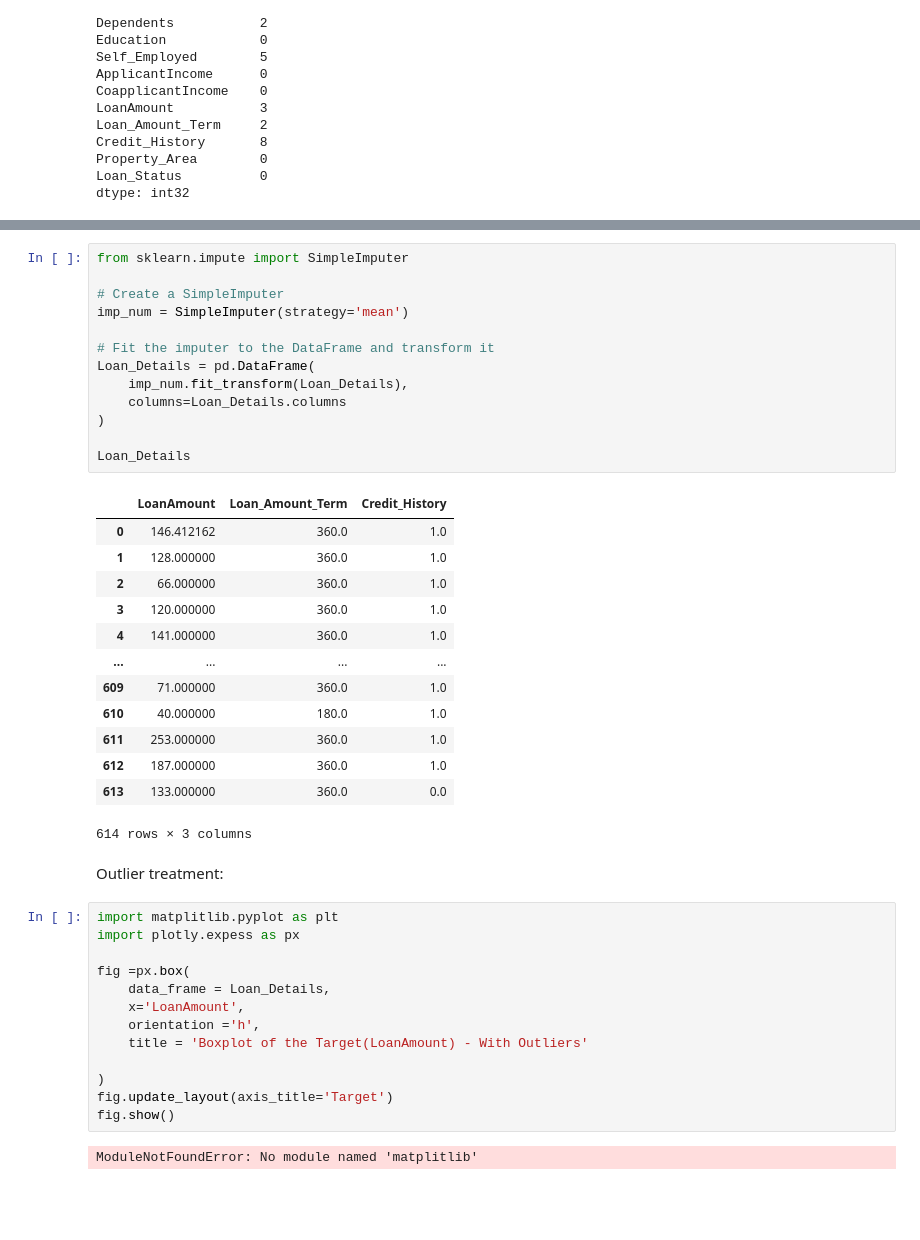
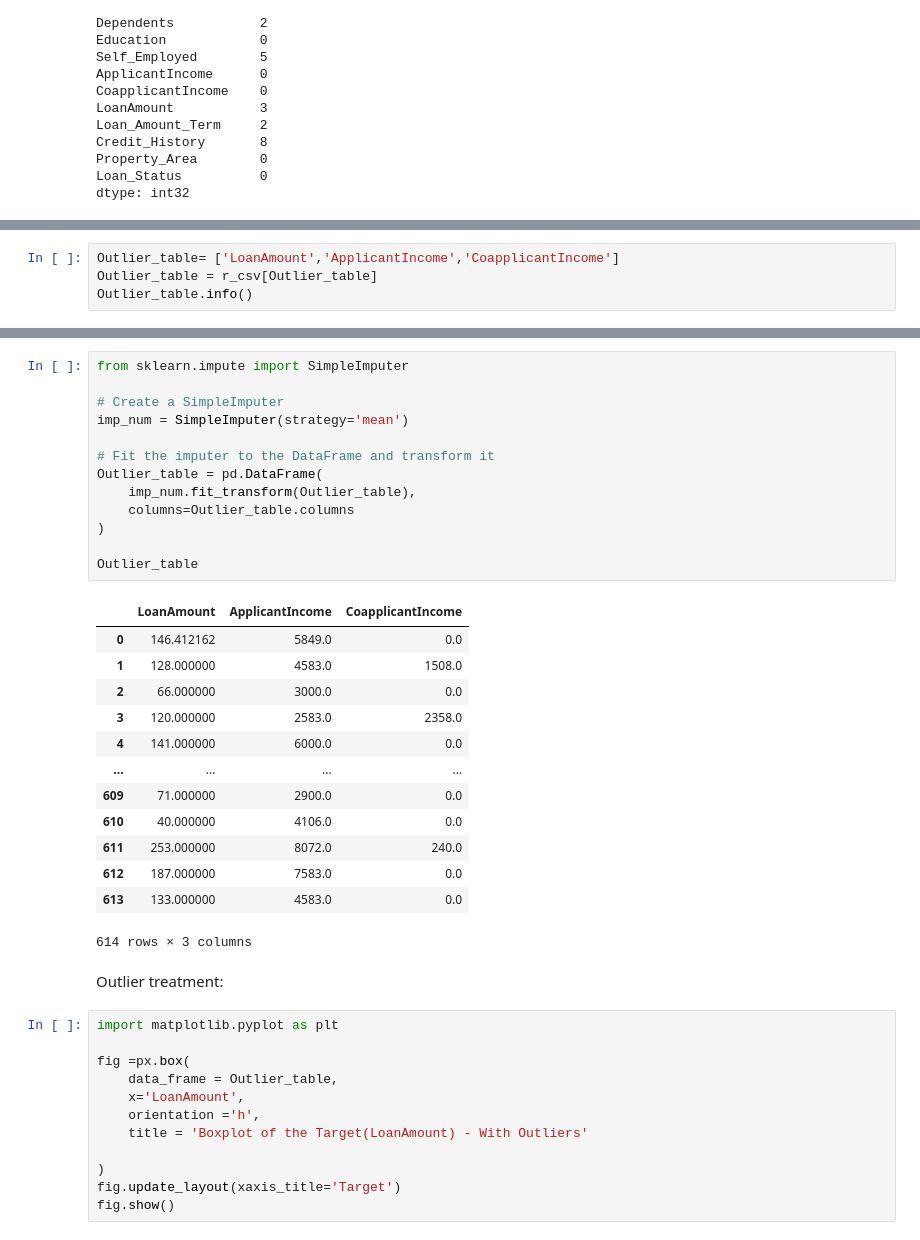
Before and after one commit to MckyleM/MLGGuidedProject, a Jupyter notebook: Step_by_step.ipynb, the cells around one changed output, grey strips where cells are left out. Drawn from its saved outputs; the diff is of its cells as text; blank space fills up the shorter version.

Commit message:
added exploratory analysis, missing and outlier treatment

```diff
--- a/Step_by_step.ipynb
+++ b/Step_by_step.ipynb
@@ -149,0 +206,4 @@ memory usage: 14.5 KB
+# %%
+Outlier_table= ['LoanAmount','ApplicantIncome','CoapplicantIncome']
+Outlier_table = r_csv[Outlier_table]
+Outlier_table.info()
@@ -150,44 +221,41 @@ memory usage: 14.5 KB
 # %%
 from sklearn.impute import SimpleImputer
 
 # Create a SimpleImputer
 imp_num = SimpleImputer(strategy='mean')
 
 # Fit the imputer to the DataFrame and transform it
-Loan_Details = pd.DataFrame(
-    imp_num.fit_transform(Loan_Details),
-    columns=Loan_Details.columns
+Outlier_table = pd.DataFrame(
+    imp_num.fit_transform(Outlier_table),
+    columns=Outlier_table.columns
 )
 
-Loan_Details
+Outlier_table
 # %% [output]
-|  | LoanAmount | Loan_Amount_Term | Credit_History |
-| 0 | 146.412162 | 360.0 | 1.0 |
-| 1 | 128.000000 | 360.0 | 1.0 |
-| 2 | 66.000000 | 360.0 | 1.0 |
-| 3 | 120.000000 | 360.0 | 1.0 |
-| 4 | 141.000000 | 360.0 | 1.0 |
+|  | LoanAmount | ApplicantIncome | CoapplicantIncome |
+| 0 | 146.412162 | 5849.0 | 0.0 |
+| 1 | 128.000000 | 4583.0 | 1508.0 |
+| 2 | 66.000000 | 3000.0 | 0.0 |
+| 3 | 120.000000 | 2583.0 | 2358.0 |
+| 4 | 141.000000 | 6000.0 | 0.0 |
 | ... | ... | ... | ... |
-| 609 | 71.000000 | 360.0 | 1.0 |
-| 610 | 40.000000 | 180.0 | 1.0 |
-| 611 | 253.000000 | 360.0 | 1.0 |
-| 612 | 187.000000 | 360.0 | 1.0 |
-| 613 | 133.000000 | 360.0 | 0.0 |
+| 609 | 71.000000 | 2900.0 | 0.0 |
+| 610 | 40.000000 | 4106.0 | 0.0 |
+| 611 | 253.000000 | 8072.0 | 240.0 |
+| 612 | 187.000000 | 7583.0 | 0.0 |
+| 613 | 133.000000 | 4583.0 | 0.0 |
 614 rows × 3 columns
 # %% [markdown]
 Outlier treatment:
 # %%
-import matplitlib.pyplot as plt
-import plotly.expess as px
+import matplotlib.pyplot as plt
 
 fig =px.box(
-    data_frame = Loan_Details,
+    data_frame = Outlier_table,
     x='LoanAmount',
     orientation ='h',
     title = 'Boxplot of the Target(LoanAmount) - With Outliers'
 
 )
-fig.update_layout(axis_title='Target')
+fig.update_layout(xaxis_title='Target')
 fig.show()
-# %% [output]
-ModuleNotFoundError: No module named 'matplitlib'
```
Also changed, not shown: parts of 16 cells of this notebook.
